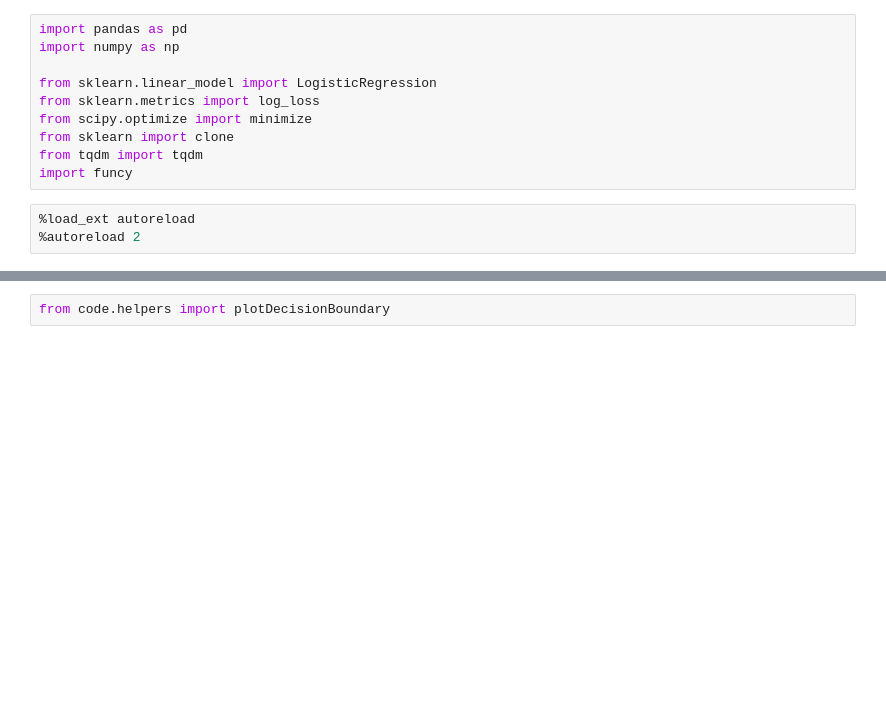
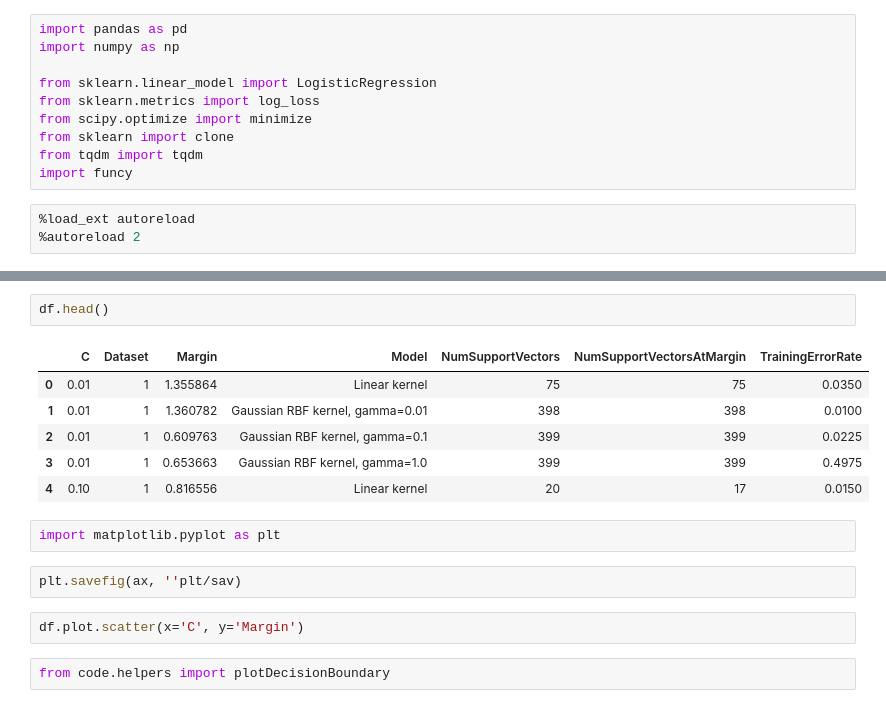
Before and after one commit to sshleifer/ml_6867, a Jupyter notebook: HW2/hw2.ipynb, the cells around one changed output, grey strips where cells are left out. Saved outputs shown, nothing was run; the diff lists cells and outputs as text; blank space fills up the shorter version.

```diff
--- a/HW2/hw2.ipynb
+++ b/HW2/hw2.ipynb
@@ -14,3 +48,18 @@ import funcy
+# %%
+df.head()
+# %% [output]
+|  | C | Dataset | Margin | Model | NumSupportVectors | NumSupportVectorsAtMargin | TrainingErrorRate |
+| 0 | 0.01 | 1 | 1.355864 | Linear kernel | 75 | 75 | 0.0350 |
+| 1 | 0.01 | 1 | 1.360782 | Gaussian RBF kernel, gamma=0.01 | 398 | 398 | 0.0100 |
+| 2 | 0.01 | 1 | 0.609763 | Gaussian RBF kernel, gamma=0.1 | 399 | 399 | 0.0225 |
+| 3 | 0.01 | 1 | 0.653663 | Gaussian RBF kernel, gamma=1.0 | 399 | 399 | 0.4975 |
+| 4 | 0.10 | 1 | 0.816556 | Linear kernel | 20 | 17 | 0.0150 |
+# %%
+import matplotlib.pyplot as plt
+# %%
+plt.savefig(ax, ''plt/sav)
+# %%
+df.plot.scatter(x='C', y='Margin')
 # %%
 from code.helpers import plotDecisionBoundary
 # %%
```
Also changed, not shown: parts of 32 cells of this notebook, 5 other files.
